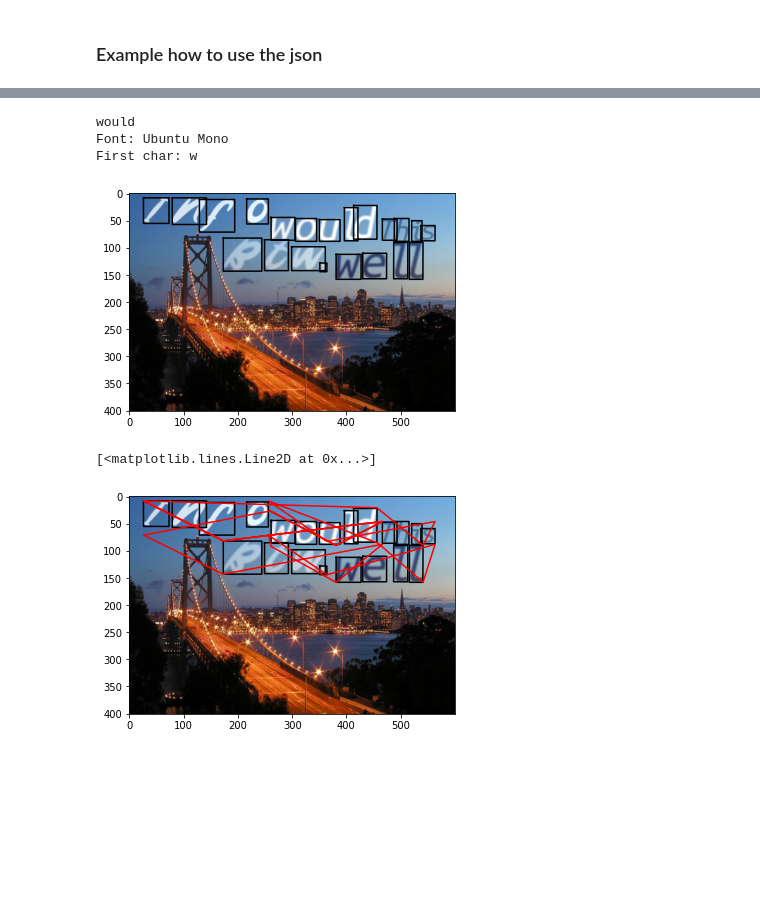
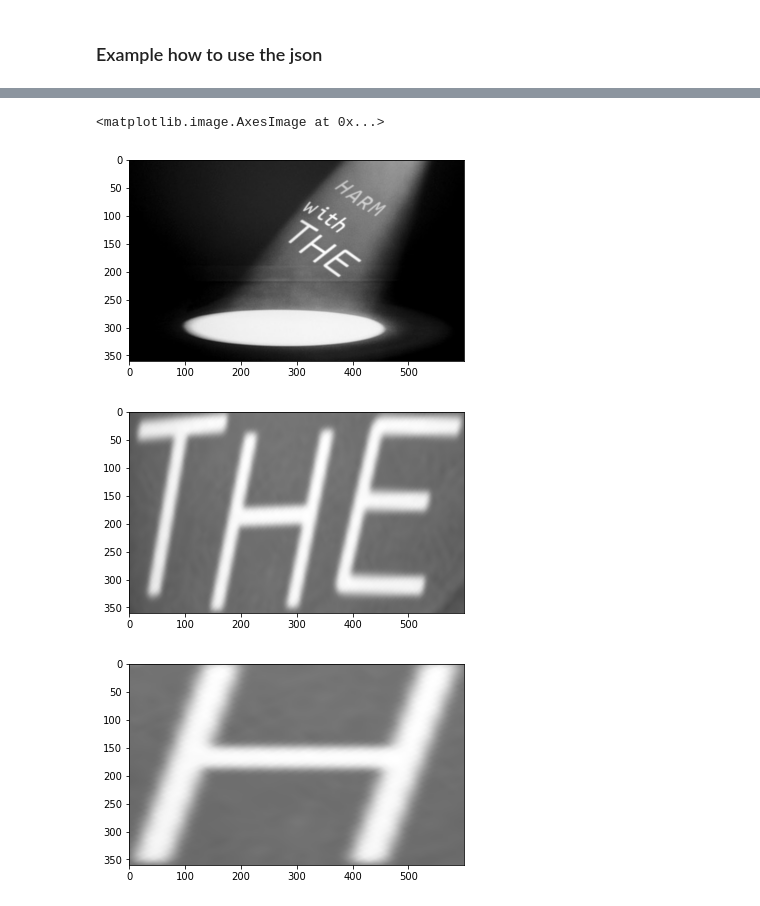
Before and after one commit to ShlomiRex/ocr-font-classifier-model, a Jupyter notebook: notebook.ipynb, the cells around one changed output, grey strips where cells are left out. Cells and saved outputs as stored; diff of their text form; code cells hidden in the pictures; blank space fills up the shorter version.

Commit message:
Working crop bounding box using afine transformation

```diff
--- a/notebook.ipynb
+++ b/notebook.ipynb
@@ -252,35 +507,47 @@ def extract_data(img_name):
+# %%
+def crop_affine(img, bb):
+    """
+    Crop image using affine transformation, around bounding box. Returns cropped image.
+    """
+    img_copy = img.copy()
+    width = img_copy.shape[1]
+    height = img_copy.shape[0]
+
+    point1 = (bb[0][0], bb[1][0]) # Top-left
+    point2 = (bb[0][1], bb[1][1]) # Top-right
+    point3 = (bb[0][2], bb[1][2]) # Bottom-Right
+    point4 = (bb[0][3], bb[1][3]) # Bottom-Left
+
+    #mapping srcPoints (list of points of size 3) to dstPoints (list of points of size 3)
+    srcTri = np.array( [point1, point2, point4] ).astype(np.float32)
+    dstTri = np.array( [[0, 0], [width, 0], [0, height]] ).astype(np.float32)
+
+    warp_mat = cv2.getAffineTransform(srcTri, dstTri)
+    warp_dst = cv2.warpAffine(img_copy, warp_mat, (width, height))
+
+    return warp_dst
 # %%
+i = 600
+img_name = im_names[i]
+img = db['data'][img_name][:]
 
-img_name = im_names[50]
-img = db['data'][img_name][:]
 plt.figure()
 plt.imshow(img)
 
 res = extract_data(img_name)
 
+bb = res["words"][0]["bb"]
 
-print(res["words"][0]["word"])
-print("Font:", res["words"][0]["font"])
-print("First char: " + str(res["words"][0]["chars"][0]["char"]))
+img2 = crop_affine(img, bb)
+plt.figure()
+plt.imshow(img2)
+
+char_bb =res["words"][0]["chars"][1]["bb"]
+img3 = crop_affine(img, char_bb)
+plt.figure()
+plt.imshow(img3)
 # %% [output]
-would
-Font: Ubuntu Mono
-First char: w
+<matplotlib.image.AxesImage at 0x...>
-[figure, old version]
+[figure, new version]
+[figure, added]
+[figure, added]
-# %%
-img_name = im_names[50]
-img = db['data'][img_name][:]
-plt.figure()
-plt.imshow(img)
-
-res = extract_data(img_name)
-
-word = res["words"][0]
-bb = word["bb"]
-
-x = np.append(bb[0, :], bb[0, 0])
-y = np.append(bb[1, :], bb[1, 0])
-plt.plot(x, y, 'r', ) #red color
-# %% [output]
-[<matplotlib.lines.Line2D at 0x...>]
-[figure, removed]
```
Also changed, not shown: parts of 23 cells of this notebook, 3 other files.
